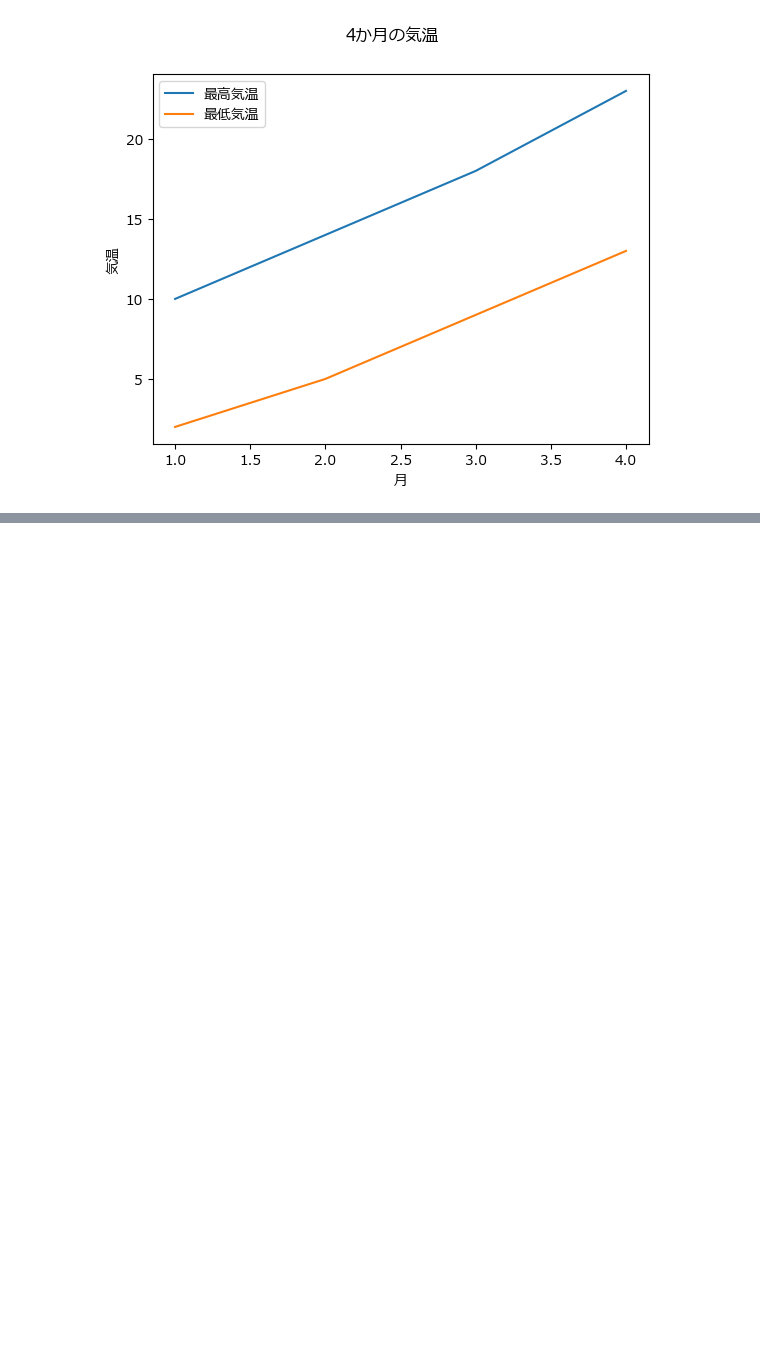
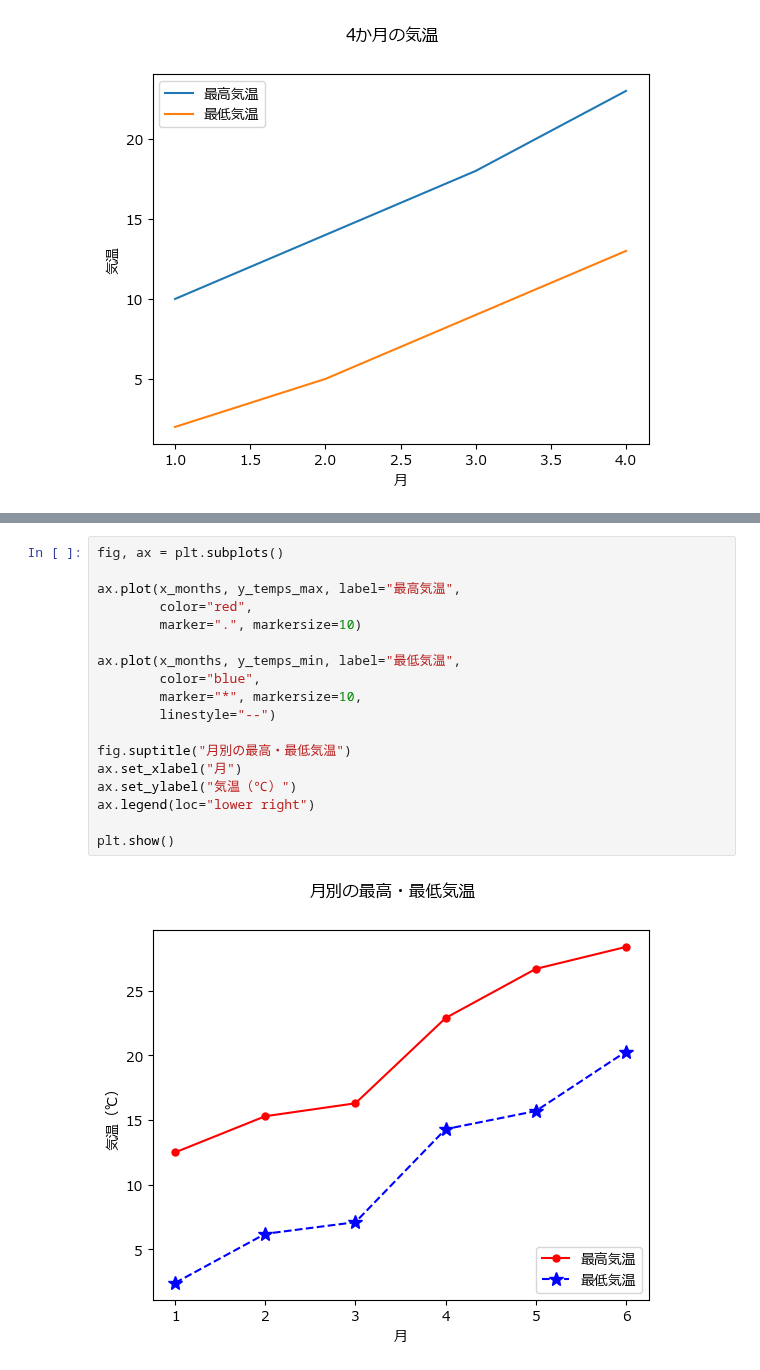
Before and after one commit to kjfarm1225/pyq_practice, a Jupyter notebook: 140_2_matplotlib_customize/140-2_matplotlib_customize.ipynb, the cells around one changed output, grey strips where cells are left out. Cells and saved outputs as stored; diff of their text form; blank space fills up the shorter version.

```diff
--- a/140_2_matplotlib_customize/140-2_matplotlib_customize.ipynb
+++ b/140_2_matplotlib_customize/140-2_matplotlib_customize.ipynb
@@ -132,0 +178,20 @@ plt.show()
+# %%
+fig, ax = plt.subplots()
+
+ax.plot(x_months, y_temps_max, label="最高気温",
+        color="red",
+        marker=".", markersize=10)
+
+ax.plot(x_months, y_temps_min, label="最低気温",
+        color="blue",
+        marker="*", markersize=10,
+        linestyle="--")
+
+fig.suptitle("月別の最高・最低気温")
+ax.set_xlabel("月")
+ax.set_ylabel("気温（℃）")
+ax.legend(loc="lower right")
+
+plt.show()
+# %% [output]
+[figure, added]
```
Also changed, not shown: parts of 5 cells of this notebook.
